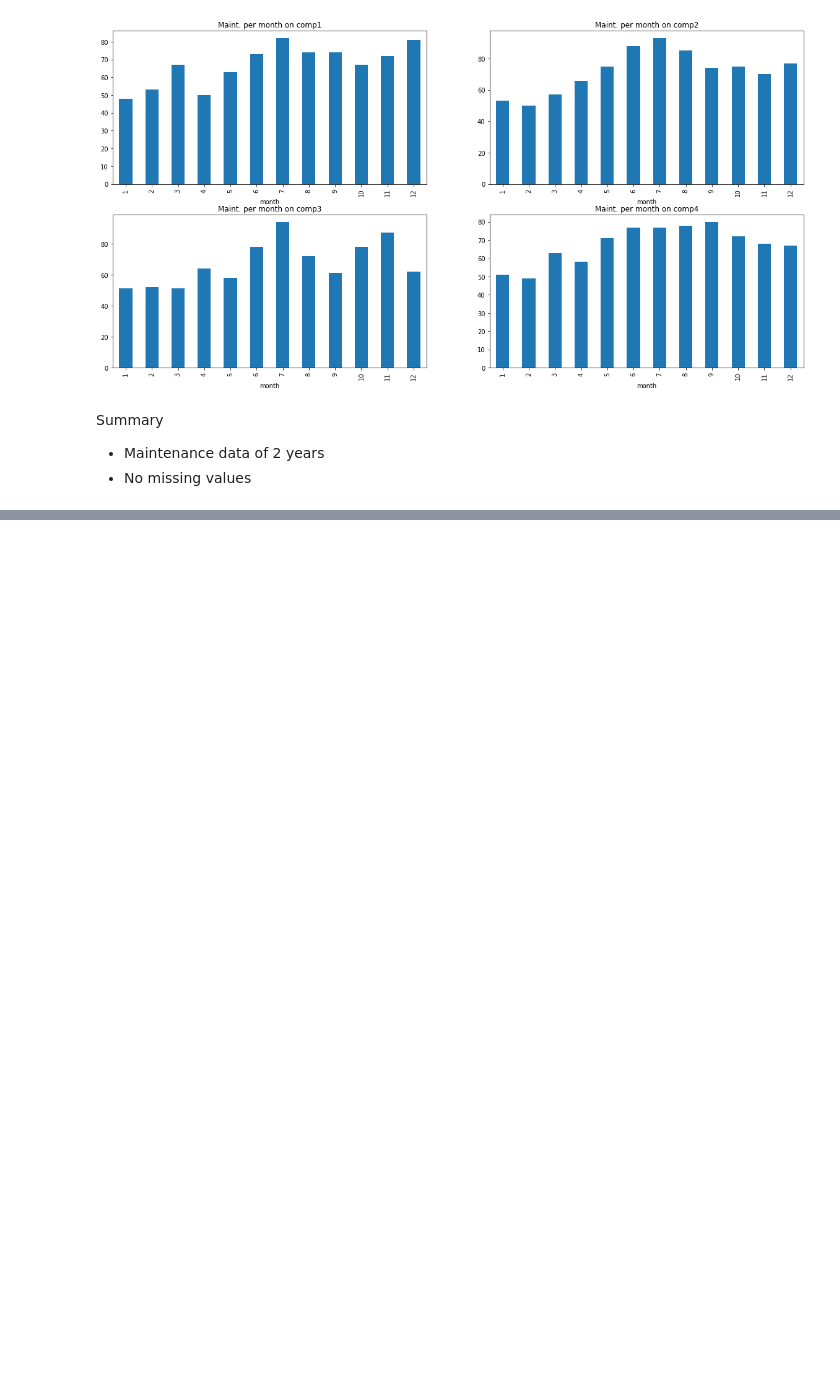
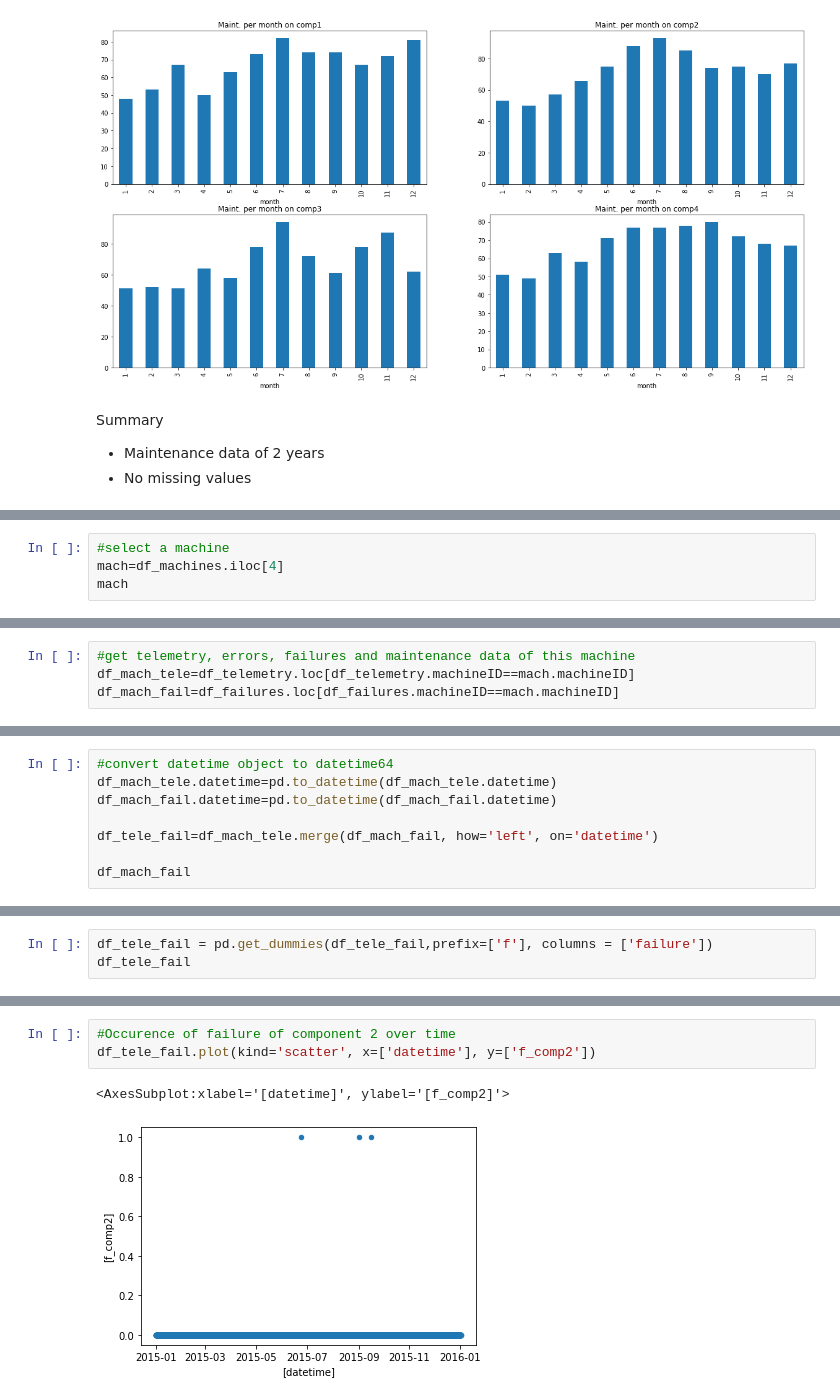
Before and after one commit to l-hamm/predictive-maintenance, a Jupyter notebook: data_insights.ipynb, the cells around one changed output, grey strips where cells are left out. Drawn from its saved outputs; the diff is of its cells as text; blank space fills up the shorter version.

```diff
--- a/data_insights.ipynb
+++ b/data_insights.ipynb
@@ -329,0 +349,4 @@ Summary
+# %%
+#select a machine
+mach=df_machines.iloc[4]
+mach
@@ -329,0 +358,4 @@ Summary
+# %%
+#get telemetry, errors, failures and maintenance data of this machine
+df_mach_tele=df_telemetry.loc[df_telemetry.machineID==mach.machineID]
+df_mach_fail=df_failures.loc[df_failures.machineID==mach.machineID]
@@ -329,0 +368,8 @@ Summary
+# %%
+#convert datetime object to datetime64
+df_mach_tele.datetime=pd.to_datetime(df_mach_tele.datetime)
+df_mach_fail.datetime=pd.to_datetime(df_mach_fail.datetime)
+
+df_tele_fail=df_mach_tele.merge(df_mach_fail, how='left', on='datetime')
+
+df_mach_fail
@@ -329,0 +408,3 @@ Summary
+# %%
+df_tele_fail = pd.get_dummies(df_tele_fail,prefix=['f'], columns = ['failure'])
+df_tele_fail
@@ -329,0 +425,6 @@ Summary
+# %%
+#Occurence of failure of component 2 over time
+df_tele_fail.plot(kind='scatter', x=['datetime'], y=['f_comp2'])
+# %% [output]
+<AxesSubplot:xlabel='[datetime]', ylabel='[f_comp2]'>
+[figure, added]
```
Also changed, not shown: parts of 43 cells of this notebook.
